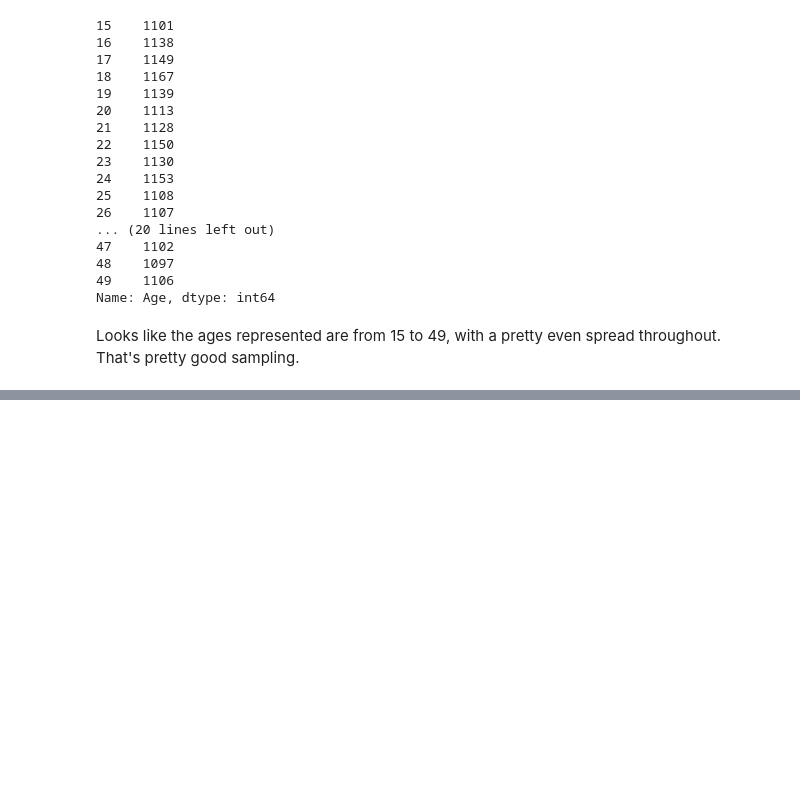
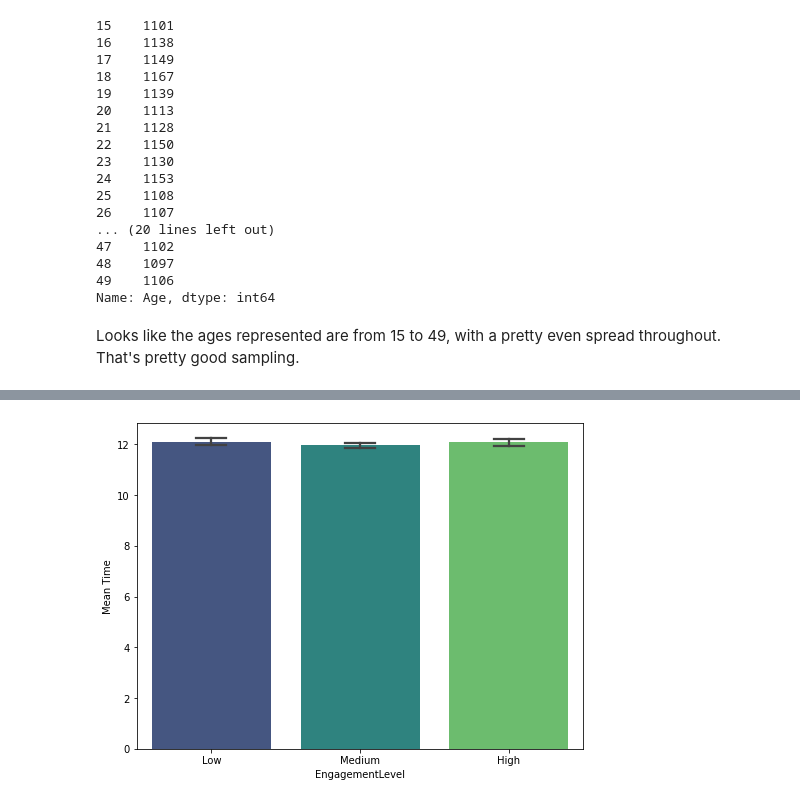
Before and after one commit to dmm4613/online-gaming-behavior-eda, a Jupyter notebook: online-gaming-behavior-eda.ipynb, the cells around one changed output, grey strips where cells are left out. Saved outputs shown, nothing was run; the diff lists cells and outputs as text; code cells hidden in the pictures; blank space fills up the shorter version.

```diff
--- a/online-gaming-behavior-eda.ipynb
+++ b/online-gaming-behavior-eda.ipynb
@@ -188,0 +199,9 @@ Looks like the ages represented are from 15 to 49, with a pretty even spread thr
+# %%
+fig, ax = plt.subplots(figsize=(8, 6))
+
+sns.barplot(data=df, x='EngagementLevel', y='PlayTimeHours', capsize=0.2, ax=ax, hue='EngagementLevel', palette='viridis')
+
+ax.set(ylabel='Mean Time')
+plt.show()
+# %% [output]
+[figure, added]
```
Also changed, not shown: parts of 33 cells of this notebook.
